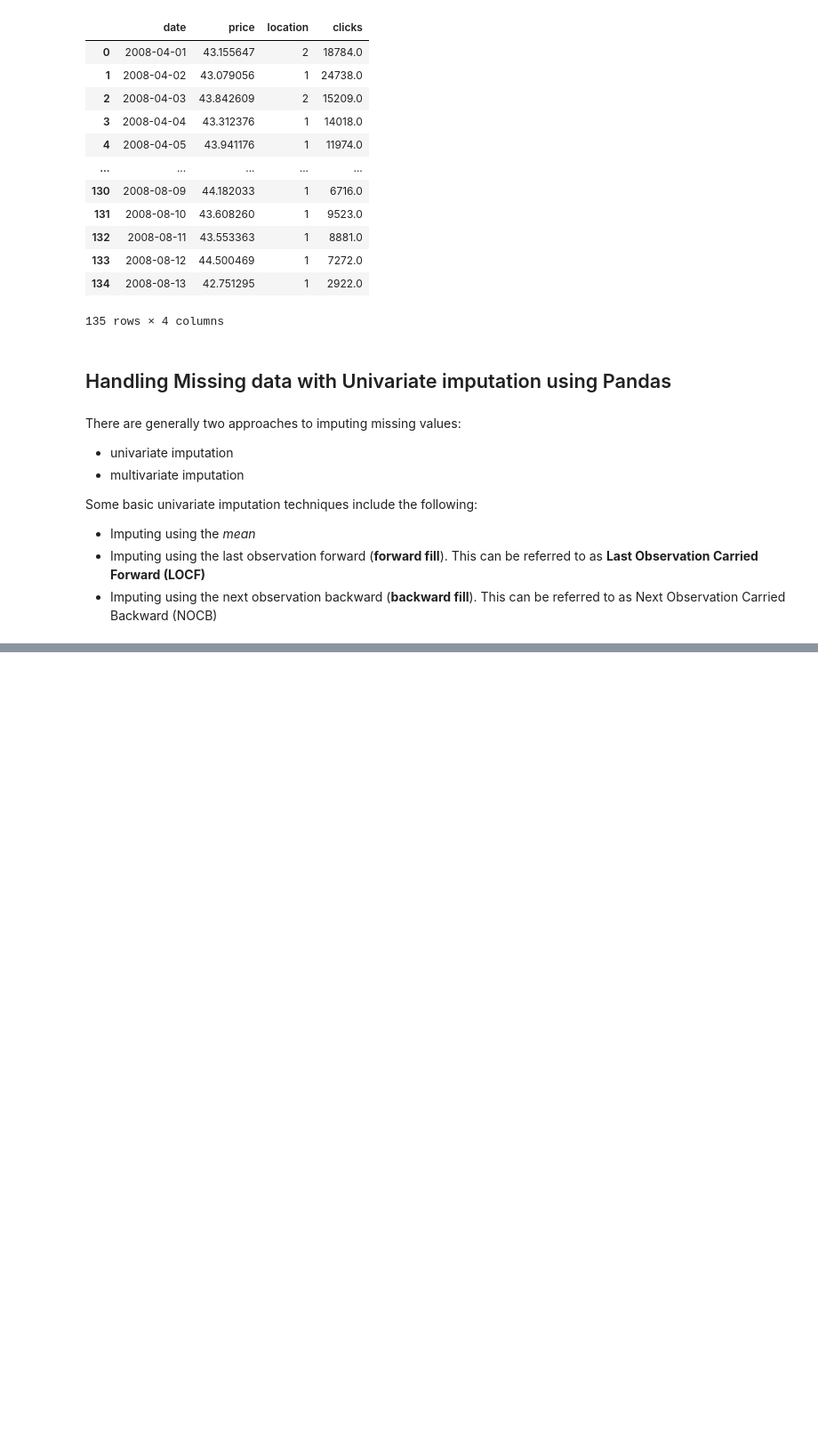
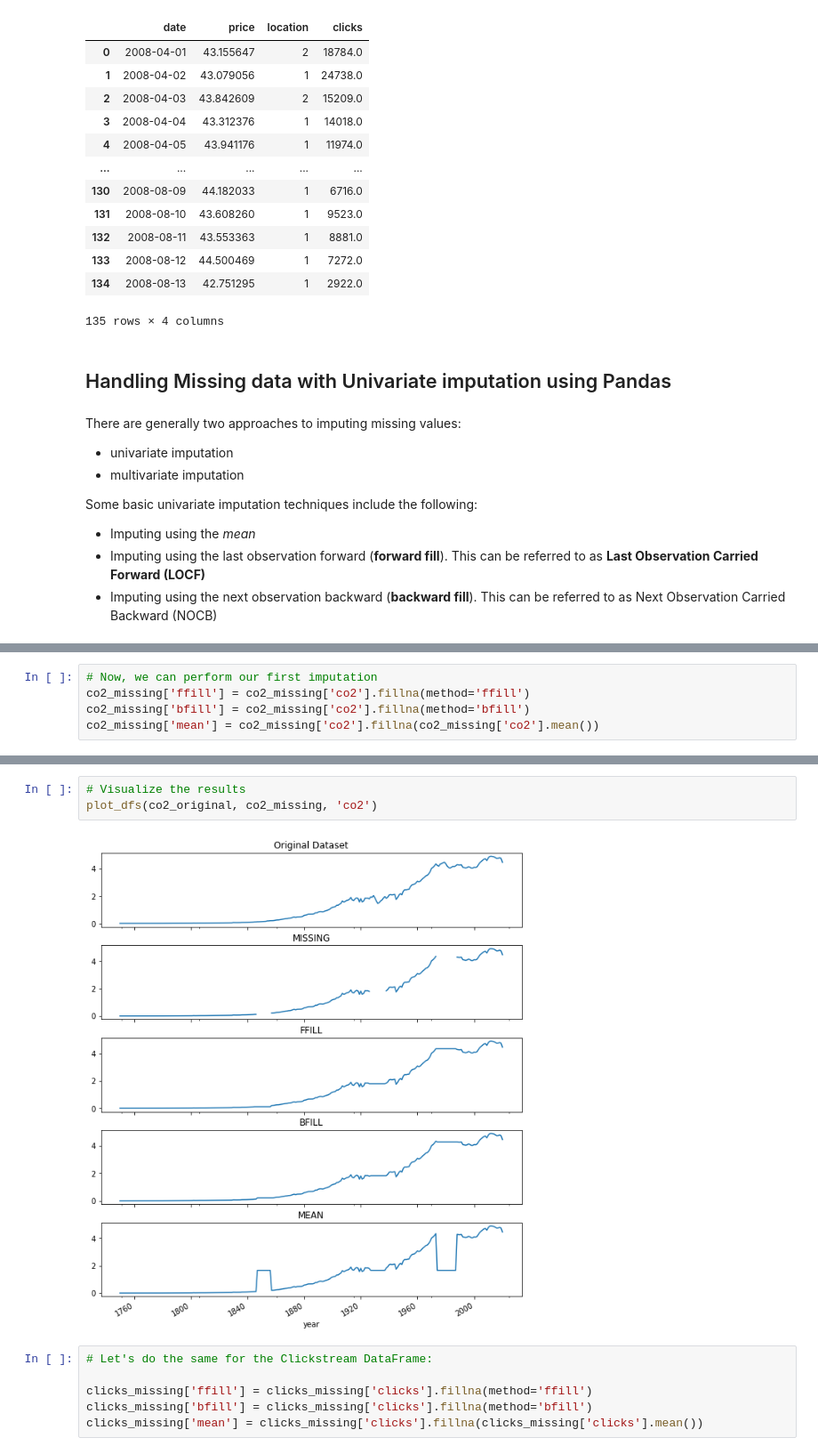
Before and after one commit to LaurbergMJ/TimeSeriesAnalysisWithPythonCookbook, a Jupyter notebook: Ch7.ipynb, the cells around one changed output, grey strips where cells are left out. Shown at 89% size. Cells and saved outputs as stored; diff of their text form; blank space fills up the shorter version.

```diff
--- a/Ch7.ipynb
+++ b/Ch7.ipynb
@@ -284,0 +284,5 @@ Some basic univariate imputation techniques include the following:
+# %%
+# Now, we can perform our first imputation
+co2_missing['ffill'] = co2_missing['co2'].fillna(method='ffill')
+co2_missing['bfill'] = co2_missing['co2'].fillna(method='bfill')
+co2_missing['mean'] = co2_missing['co2'].fillna(co2_missing['co2'].mean())
@@ -284,0 +297,11 @@ Some basic univariate imputation techniques include the following:
+# %%
+# Visualize the results
+plot_dfs(co2_original, co2_missing, 'co2')
+# %% [output]
+[figure, added]
+# %%
+# Let's do the same for the Clickstream DataFrame:
+
+clicks_missing['ffill'] = clicks_missing['clicks'].fillna(method='ffill')
+clicks_missing['bfill'] = clicks_missing['clicks'].fillna(method='bfill')
+clicks_missing['mean'] = clicks_missing['clicks'].fillna(clicks_missing['clicks'].mean())
```
Also changed, not shown: parts of 22 cells of this notebook, 3 other files.
